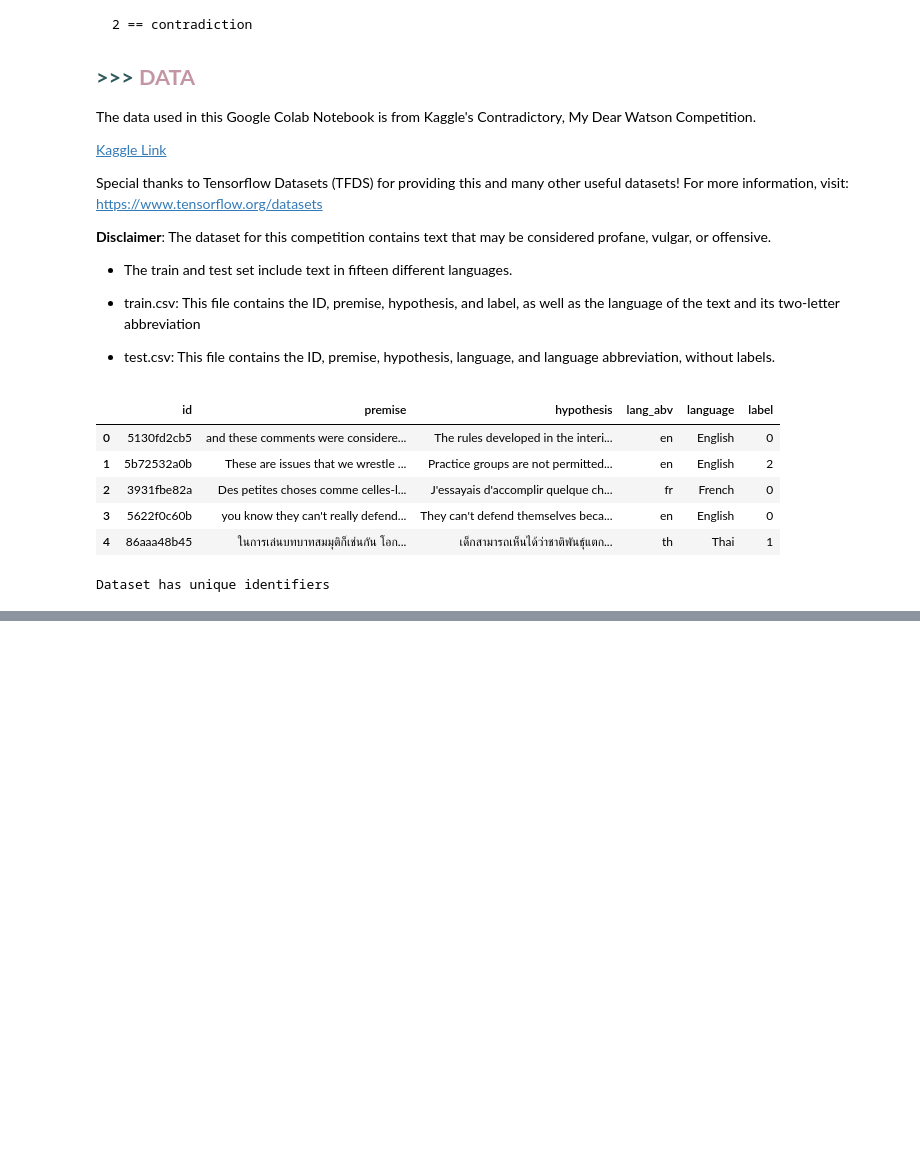
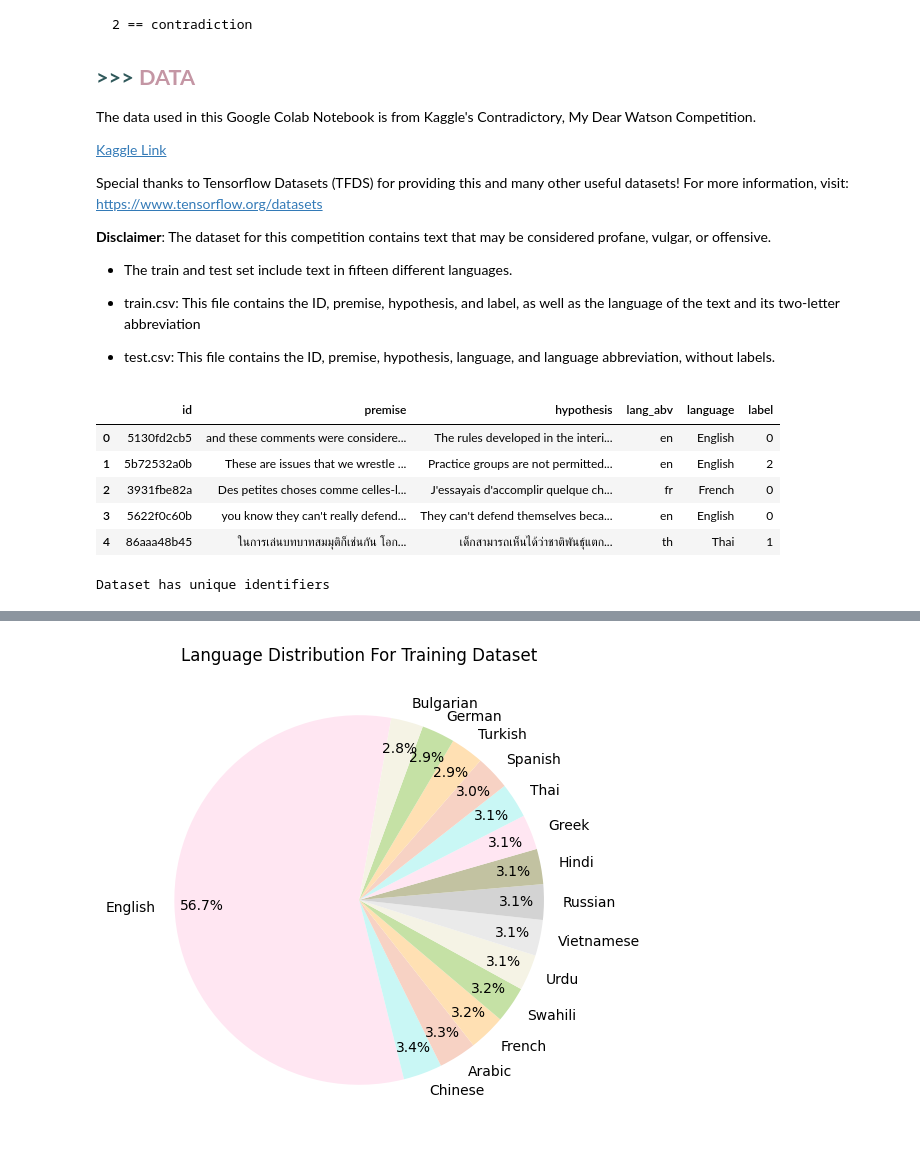
Before and after one commit to TariroSiphatisiwe/Contradictory-My-Dear-Watson, a Jupyter notebook: Contradictory_,My_Dear_Watson.ipynb, the cells around one changed output, grey strips where cells are left out. Cells and saved outputs as stored; diff of their text form; code cells hidden in the pictures; blank space fills up the shorter version.

```diff
--- a/Contradictory_,My_Dear_Watson.ipynb
+++ b/Contradictory_,My_Dear_Watson.ipynb
@@ -154,0 +180,20 @@ Dataset has unique identifiers
+# %%
+# Visualise the propotion of different languages for the dataset.
+# Get the count of each Language.
+
+language_counts = train_data['language'].value_counts()
+#print(language_counts)
+
+#Create a piechart
+
+# Define a list of pastel colors
+pastel_colors = ['#ffe6f2', '#c9f7f5', '#f7d2c4', '#ffe0b3', '#c5e1a5','#F5F3E5', '#EAEAEA', '#D3D3D3', '#C2C2A1']  # Add more colors as needed
+
+# Create a pie chart
+plt.figure(figsize=(8, 6))
+plt.pie(language_counts, labels=language_counts.index, autopct=lambda p : '{:.1f}%'.format(p),
+        pctdistance=0.85, labeldistance=1.1, startangle=80, colors=pastel_colors)
+plt.title('Language Distribution For Training Dataset')
+plt.show()
+# %% [output]
+[figure, added]
```
Also changed, not shown: parts of 2 cells of this notebook.
